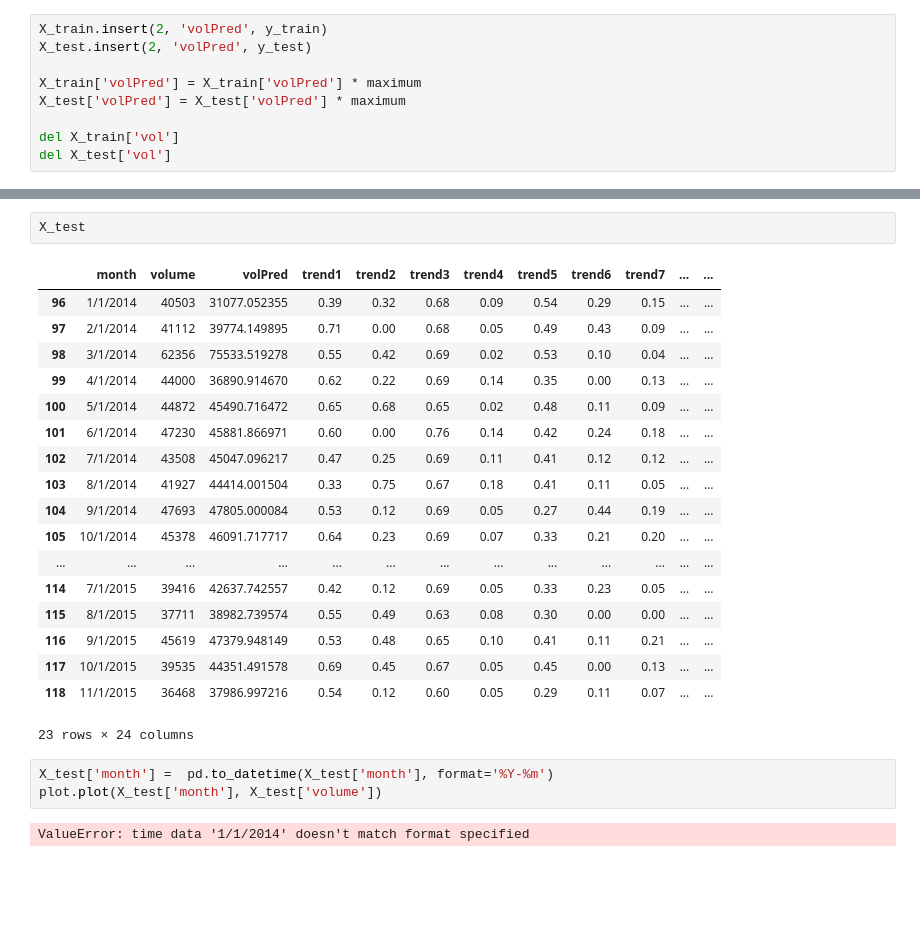
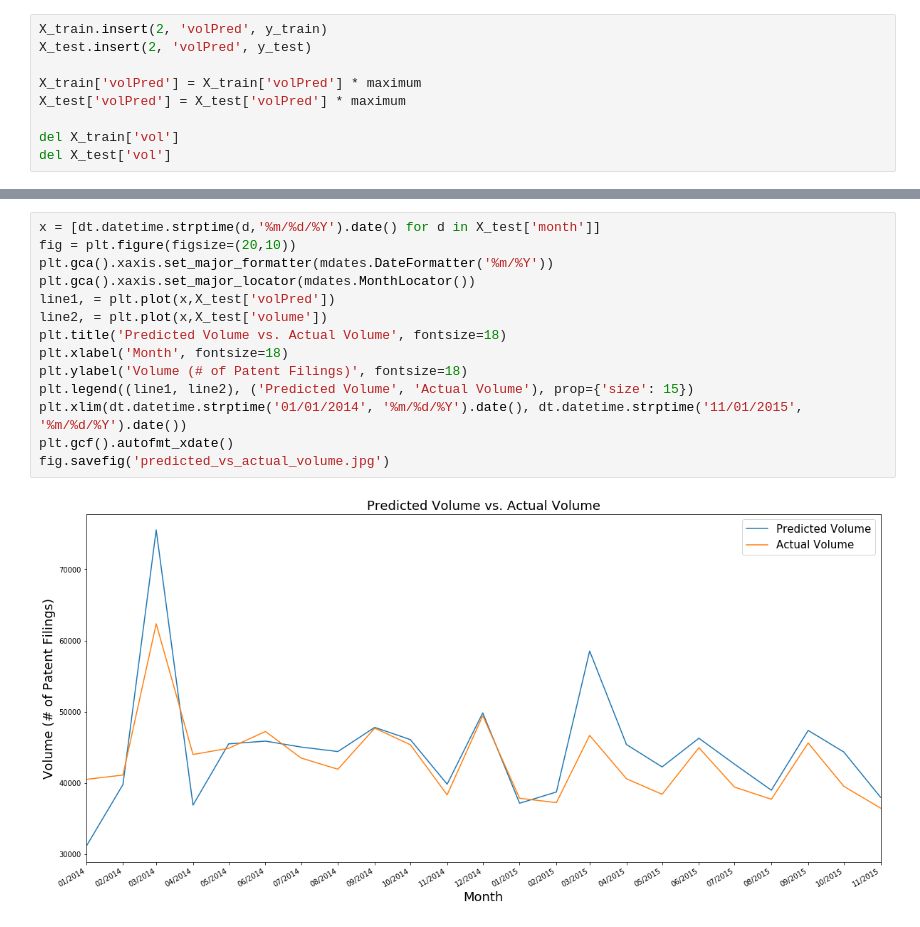
Before and after one commit to vishnurmurthy/uspto, a Jupyter notebook: model2.ipynb, the cells around one changed output, grey strips where cells are left out. Saved outputs shown, nothing was run; the diff lists cells and outputs as text; blank space fills up the shorter version.

```diff
--- a/model2.ipynb
+++ b/model2.ipynb
@@ -125,26 +116,16 @@ plt.plot(X_test['volPred'])
-# %%
-X_test
-# %% [output]
-|  | month | volume | volPred | trend1 | trend2 | trend3 | trend4 | trend5 | trend6 | trend7 | ... | ... |
-| 96 | 1/1/2014 | 40503 | 31077.052355 | 0.39 | 0.32 | 0.68 | 0.09 | 0.54 | 0.29 | 0.15 | ... | ... |
-| 97 | 2/1/2014 | 41112 | 39774.149895 | 0.71 | 0.00 | 0.68 | 0.05 | 0.49 | 0.43 | 0.09 | ... | ... |
-| 98 | 3/1/2014 | 62356 | 75533.519278 | 0.55 | 0.42 | 0.69 | 0.02 | 0.53 | 0.10 | 0.04 | ... | ... |
-| 99 | 4/1/2014 | 44000 | 36890.914670 | 0.62 | 0.22 | 0.69 | 0.14 | 0.35 | 0.00 | 0.13 | ... | ... |
-| 100 | 5/1/2014 | 44872 | 45490.716472 | 0.65 | 0.68 | 0.65 | 0.02 | 0.48 | 0.11 | 0.09 | ... | ... |
-| 101 | 6/1/2014 | 47230 | 45881.866971 | 0.60 | 0.00 | 0.76 | 0.14 | 0.42 | 0.24 | 0.18 | ... | ... |
-| 102 | 7/1/2014 | 43508 | 45047.096217 | 0.47 | 0.25 | 0.69 | 0.11 | 0.41 | 0.12 | 0.12 | ... | ... |
-| 103 | 8/1/2014 | 41927 | 44414.001504 | 0.33 | 0.75 | 0.67 | 0.18 | 0.41 | 0.11 | 0.05 | ... | ... |
-| 104 | 9/1/2014 | 47693 | 47805.000084 | 0.53 | 0.12 | 0.69 | 0.05 | 0.27 | 0.44 | 0.19 | ... | ... |
-| 105 | 10/1/2014 | 45378 | 46091.717717 | 0.64 | 0.23 | 0.69 | 0.07 | 0.33 | 0.21 | 0.20 | ... | ... |
-| ... | ... | ... | ... | ... | ... | ... | ... | ... | ... | ... | ... | ... |
-| 114 | 7/1/2015 | 39416 | 42637.742557 | 0.42 | 0.12 | 0.69 | 0.05 | 0.33 | 0.23 | 0.05 | ... | ... |
-| 115 | 8/1/2015 | 37711 | 38982.739574 | 0.55 | 0.49 | 0.63 | 0.08 | 0.30 | 0.00 | 0.00 | ... | ... |
-| 116 | 9/1/2015 | 45619 | 47379.948149 | 0.53 | 0.48 | 0.65 | 0.10 | 0.41 | 0.11 | 0.21 | ... | ... |
-| 117 | 10/1/2015 | 39535 | 44351.491578 | 0.69 | 0.45 | 0.67 | 0.05 | 0.45 | 0.00 | 0.13 | ... | ... |
-| 118 | 11/1/2015 | 36468 | 37986.997216 | 0.54 | 0.12 | 0.60 | 0.05 | 0.29 | 0.11 | 0.07 | ... | ... |
-23 rows × 24 columns
-# %%
-X_test['month'] =  pd.to_datetime(X_test['month'], format='%Y-%m')
-plot.plot(X_test['month'], X_test['volume'])
-# %% [output]
-ValueError: time data '1/1/2014' doesn't match format specified
+# %%
+x = [dt.datetime.strptime(d,'%m/%d/%Y').date() for d in X_test['month']]
+fig = plt.figure(figsize=(20,10))
+plt.gca().xaxis.set_major_formatter(mdates.DateFormatter('%m/%Y'))
+plt.gca().xaxis.set_major_locator(mdates.MonthLocator())
+line1, = plt.plot(x,X_test['volPred'])
+line2, = plt.plot(x,X_test['volume'])
+plt.title('Predicted Volume vs. Actual Volume', fontsize=18)
+plt.xlabel('Month', fontsize=18)
+plt.ylabel('Volume (# of Patent Filings)', fontsize=18)
+plt.legend((line1, line2), ('Predicted Volume', 'Actual Volume'), prop={'size': 15})
+plt.xlim(dt.datetime.strptime('01/01/2014', '%m/%d/%Y').date(), dt.datetime.strptime('11/01/2015', '%m/%d/%Y').date())
+plt.gcf().autofmt_xdate()
+fig.savefig('predicted_vs_actual_volume.jpg')
+# %% [output]
+[figure, added]
```
Also changed, not shown: parts of 5 cells of this notebook, 1 other file.
